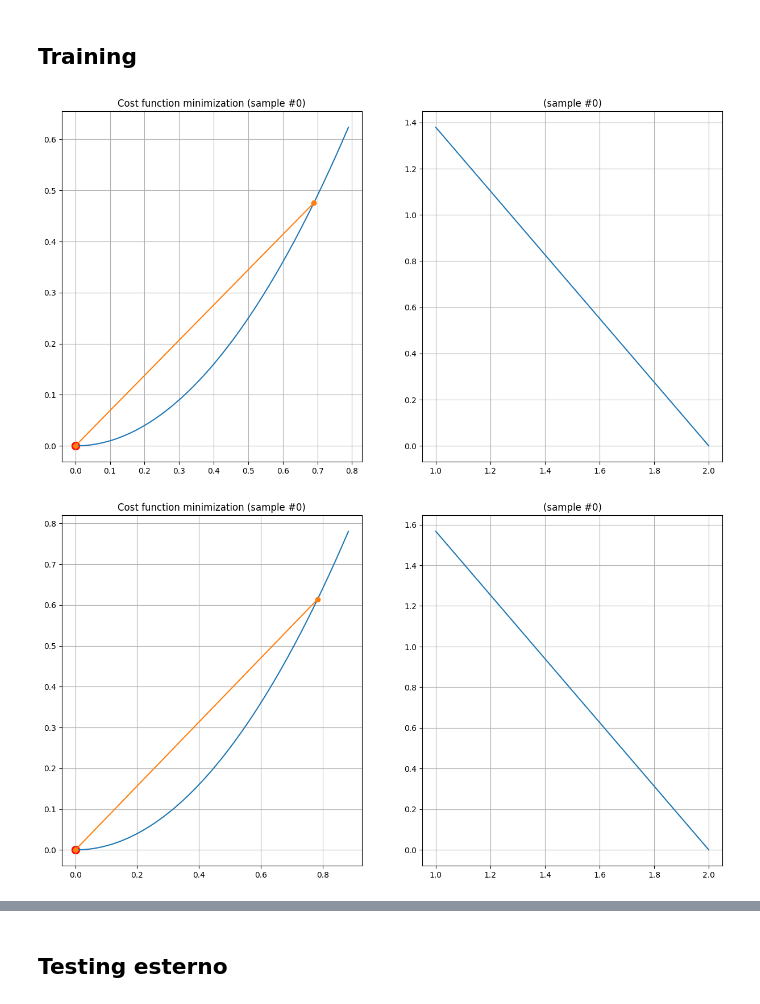
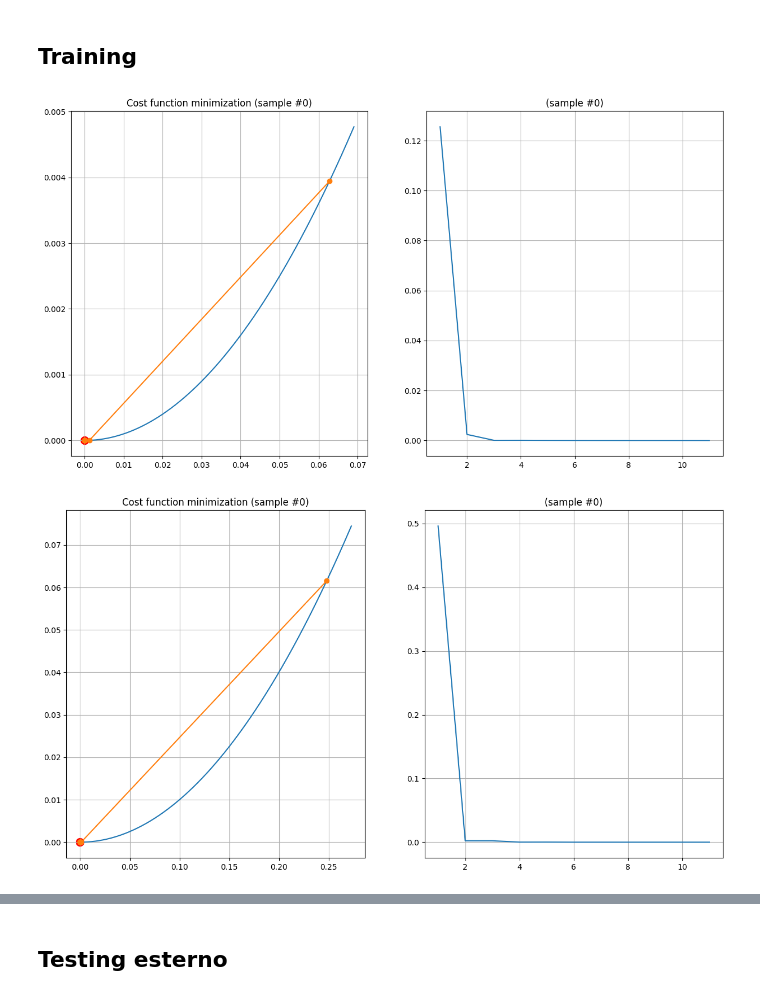
Before and after one commit to Finardi-FS/Neural-Shrimps, a Jupyter notebook: Neural_Network/NN_TrafficProject.ipynb, the cells around one changed output, grey strips where cells are left out. Saved outputs shown, nothing was run; the diff lists cells and outputs as text; code cells hidden in the pictures.

```diff
--- a/Neural_Network/NN_TrafficProject.ipynb
+++ b/Neural_Network/NN_TrafficProject.ipynb
@@ -182,18 +182,18 @@ PCA.show_evec(0)
 # %%
 weights         = 2 * np.random.rand(len(data_int[0])) - 1                # crea una matrice con numeri casuali tra -1 e 1
 PCA_weights     = 2 * np.random.rand(len(PCA_data_int[0])) - 1                # crea una matrice con numeri casuali tra -1 e 1
-epochs          = 1
-LR              = 5
+epochs          = 10
+LR              = 0.9
 
 NN = shrimps_class.NN_Class()
 
 results = NN.training(weights, data_int, labels_int, epochs, LR)
 PCA_results = NN.training(PCA_weights, PCA_data_int, labels_int, epochs, LR)
 NN.plt_epochs(results = results, idx_sample = 0)
 NN.plt_epochs(results = PCA_results, idx_sample = 0)
 # %% [output]
-[figure, old version]
+[figure, new version]
-[figure, old version]
+[figure, new version]
 # %%
 # Per allenare ulteriormente
 results = NN.training(weights, data_int, labels_int, epochs, LR)
```
Also changed, not shown: parts of 19 cells of this notebook, 1 other file.
